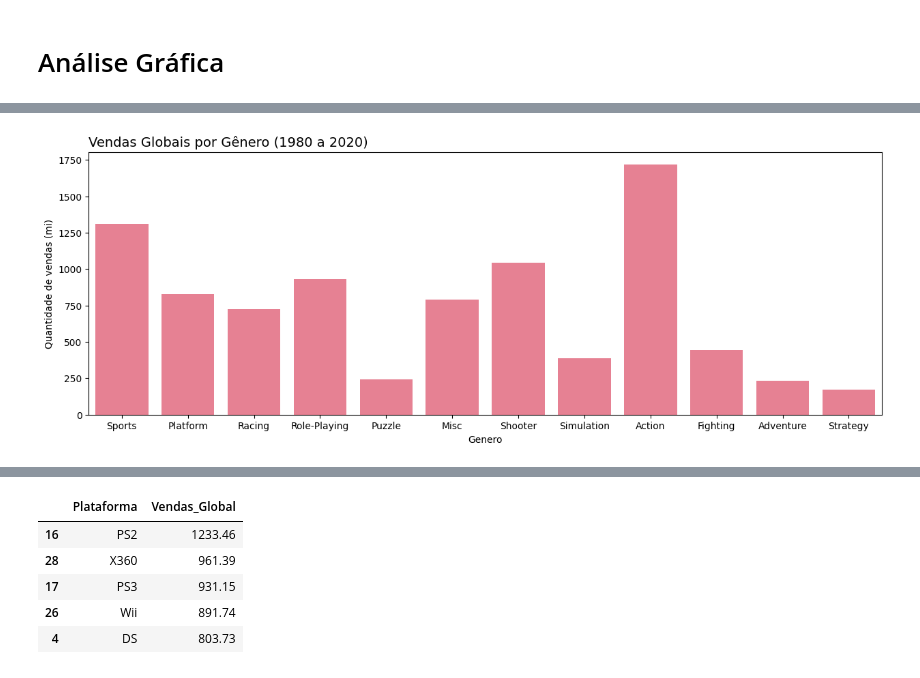
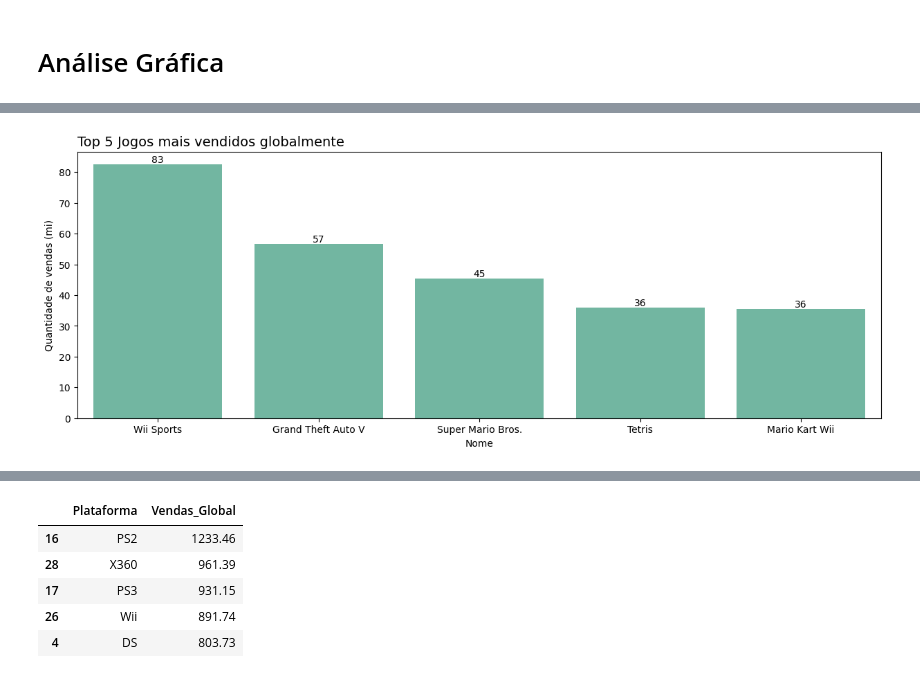
Before and after one commit to jefersoncarmoo/analise-vendas-games, a Jupyter notebook: Análise_Mercado_de_Games_Vendas_Globais.ipynb, the cells around one changed output, grey strips where cells are left out. Drawn from its saved outputs; the diff is of its cells as text; code cells hidden in the pictures.

```diff
--- a/Análise_Mercado_de_Games_Vendas_Globais.ipynb
+++ b/Análise_Mercado_de_Games_Vendas_Globais.ipynb
@@ -100,6 +100,6 @@ Base_Dados.dropna(subset=['Ano_Lancamento'], inplace=True)
 # Análise Gráfica
 # %%
 #Criando uma paleta de cores para os gráficos
-Paleta_Cores = sns.color_palette('husl', 10)
+Paleta_Cores = sns.color_palette('Set2', 10)
 Paleta_Cores
 # %% [output]
@@ -116,16 +130,15 @@ Paleta_Cores
 # %%
+#Criando gráfico
 #Tamanho da Imagem
 plt.figure(figsize=(15,5))
 
 #Título
-plt.title('Vendas Globais por Gênero (1980 a 2020)', loc='left', fontsize=14)
+plt.title('Top 5 Jogos mais vendidos globalmente', loc='left', fontsize=14)
 
-#Gráfico de barras usando os vendas globais por gênero
-#ci=None: Remove o intervalo de confiança (tracinho preto em cada barra)
-#estimator=sum: Especifica que os valores de "Global" devem ser somados para cada ano.
-sns.barplot(data=Base_Dados, x='Genero', y='Vendas_Global', ci=None, color=Paleta_Cores[0], estimator=sum)
-
+#Gráfico de barras usando as vendas globais de jogos
+ax = sns.barplot(data=Analise_Jogos.head(5), x='Nome', y='Vendas_Global', ci=None, color=Paleta_Cores[0], estimator=sum)
+ax.bar_label(ax.containers[0], fmt='%.0f', fontsize=10)
 #Label
 plt.ylabel('Quantidade de vendas (mi)');
 # %% [output]
-[figure, old version]
+[figure, new version]
```
Also changed, not shown: parts of 13 cells of this notebook.
